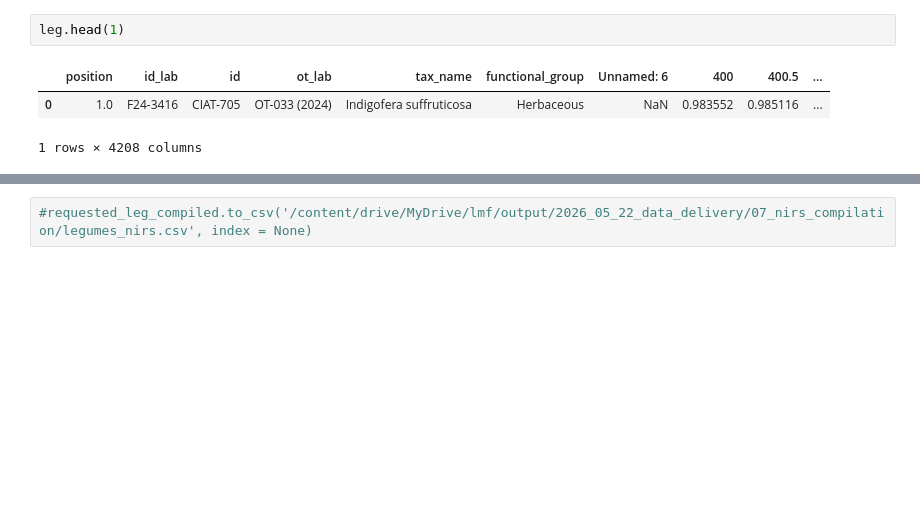
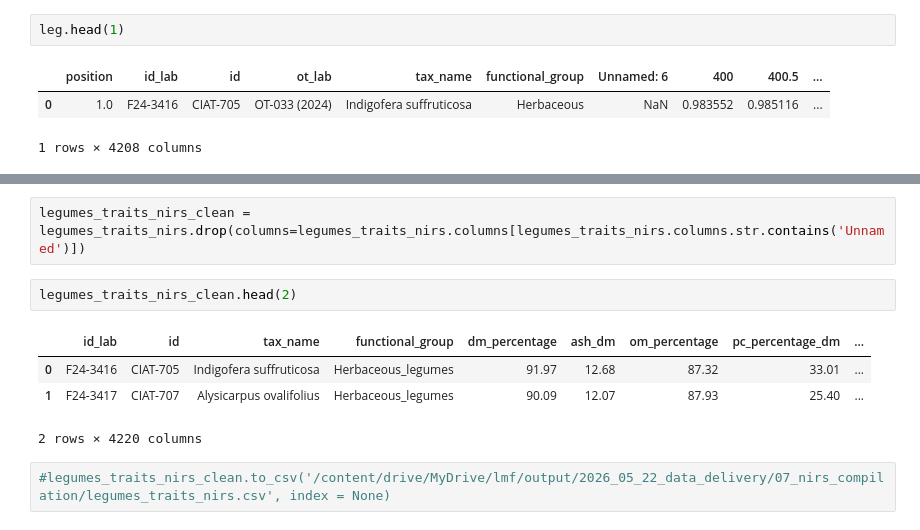
Before and after one commit to maurope/lmf, a Jupyter notebook: notebooks/2026/2026_05_22_data_delivery.ipynb, the cells around one changed output, grey strips where cells are left out. Cells and saved outputs as stored; diff of their text form; blank space fills up the shorter version.

```diff
--- a/notebooks/2026/2026_05_22_data_delivery.ipynb
+++ b/notebooks/2026/2026_05_22_data_delivery.ipynb
@@ -1056,2 +1068,11 @@ leg_traits_nirs lenght: 0
+# %%
+legumes_traits_nirs_clean = legumes_traits_nirs.drop(columns=legumes_traits_nirs.columns[legumes_traits_nirs.columns.str.contains('Unnamed')])
+# %%
+legumes_traits_nirs_clean.head(2)
+# %% [output]
+|  | id_lab | id | tax_name | functional_group | dm_percentage | ash_dm | om_percentage | pc_percentage_dm | ... |
+| 0 | F24-3416 | CIAT-705 | Indigofera suffruticosa | Herbaceous_legumes | 91.97 | 12.68 | 87.32 | 33.01 | ... |
+| 1 | F24-3417 | CIAT-707 | Alysicarpus ovalifolius | Herbaceous_legumes | 90.09 | 12.07 | 87.93 | 25.40 | ... |
+2 rows × 4220 columns
 # %%
-#requested_leg_compiled.to_csv('/content/drive/MyDrive/lmf/output/2026_05_22_data_delivery/07_nirs_compilation/legumes_nirs.csv', index = None)
+#legumes_traits_nirs_clean.to_csv('/content/drive/MyDrive/lmf/output/2026_05_22_data_delivery/07_nirs_compilation/legumes_traits_nirs.csv', index = None)
```
Also changed, not shown: parts of 9 cells of this notebook, 3 other files.
